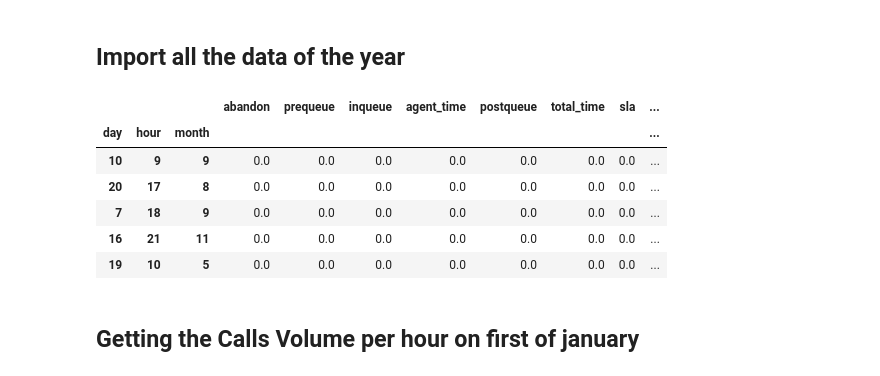
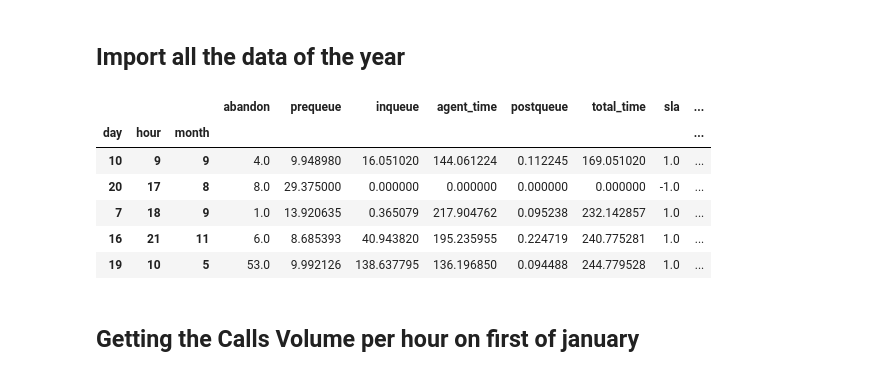
Before and after one commit to DonSalv/Cloudera-CML, a Jupyter notebook: 01-DataExploration.ipynb, the cells around one changed output. Saved outputs shown, nothing was run; the diff lists cells and outputs as text; code cells hidden in the pictures.

```diff
--- a/01-DataExploration.ipynb
+++ b/01-DataExploration.ipynb
@@ -88,15 +88,16 @@ The scripts under utils manipulate the data to get usable data for prediction. T
 # %%
 # Load the yearly dataframe for prediction
 yearly = get_yearly_frame()
-yearly.sample(5, random_state = 42)
+yearly.sample(5,
+              random_state = 42)
 # %% [output]
 |  |  |  | abandon | prequeue | inqueue | agent_time | postqueue | total_time | sla | ... |
 | day | hour | month |  |  |  |  |  |  |  | ... |
-| 10 | 9 | 9 | 0.0 | 0.0 | 0.0 | 0.0 | 0.0 | 0.0 | 0.0 | ... |
-| 20 | 17 | 8 | 0.0 | 0.0 | 0.0 | 0.0 | 0.0 | 0.0 | 0.0 | ... |
-| 7 | 18 | 9 | 0.0 | 0.0 | 0.0 | 0.0 | 0.0 | 0.0 | 0.0 | ... |
-| 16 | 21 | 11 | 0.0 | 0.0 | 0.0 | 0.0 | 0.0 | 0.0 | 0.0 | ... |
-| 19 | 10 | 5 | 0.0 | 0.0 | 0.0 | 0.0 | 0.0 | 0.0 | 0.0 | ... |
+| 10 | 9 | 9 | 4.0 | 9.948980 | 16.051020 | 144.061224 | 0.112245 | 169.051020 | 1.0 | ... |
+| 20 | 17 | 8 | 8.0 | 29.375000 | 0.000000 | 0.000000 | 0.000000 | 0.000000 | -1.0 | ... |
+| 7 | 18 | 9 | 1.0 | 13.920635 | 0.365079 | 217.904762 | 0.095238 | 232.142857 | 1.0 | ... |
+| 16 | 21 | 11 | 6.0 | 8.685393 | 40.943820 | 195.235955 | 0.224719 | 240.775281 | 1.0 | ... |
+| 19 | 10 | 5 | 53.0 | 9.992126 | 138.637795 | 136.196850 | 0.094488 | 244.779528 | 1.0 | ... |
 # %% [markdown]
 ## **Getting the Calls Volume per hour on first of january**
 # %% [markdown]
```
Also changed, not shown: parts of 3 cells of this notebook, 2 other files.
